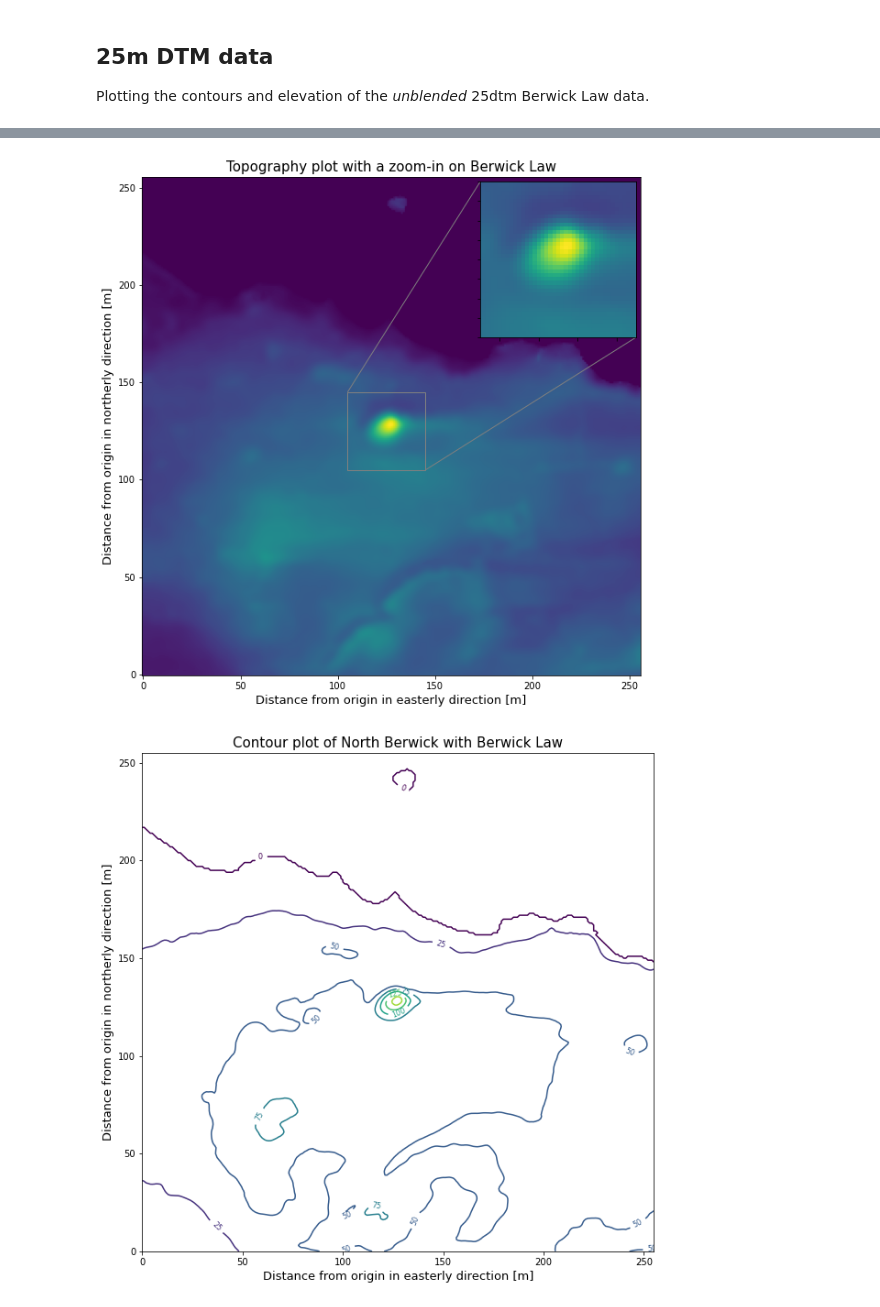
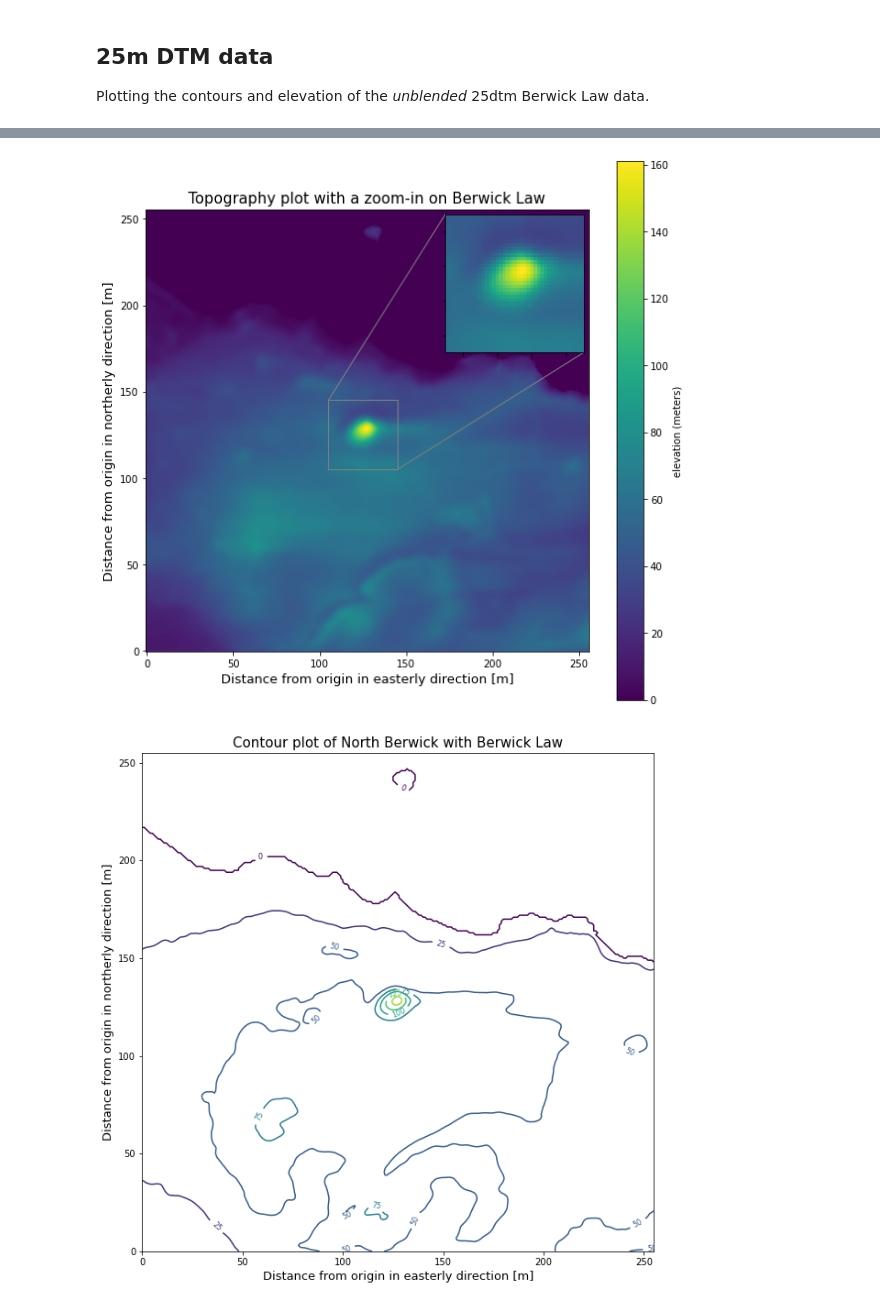
Before and after one commit to dhegedus99/MetGroupProject, a Jupyter notebook: TopographyNotebook.ipynb, the cells around one changed output, grey strips where cells are left out. Drawn from its saved outputs; the diff is of its cells as text; code cells hidden in the pictures.

```diff
--- a/TopographyNotebook.ipynb
+++ b/TopographyNotebook.ipynb
@@ -40,32 +46,34 @@ Text(0, 0.5, 'Distance from origin in northerly direction [m]')
 # %%
 ## Make a zoomed in version of the imshow plot
 from mpl_toolkits.axes_grid1.inset_locator import zoomed_inset_axes
 from mpl_toolkits.axes_grid1.inset_locator import mark_inset
 
 fig, ax = plt.subplots()
-plt.imshow(elevation, origin='lower')
+AA=plt.imshow(elevation, origin='lower')
+cbar = fig.colorbar(AA)
+cbar.ax.set_ylabel('elevation (meters)')
 extent = (105, 145, 105, 145)
 
 # Define position of the zoomed-in plot
 axins = zoomed_inset_axes(ax, 2, loc=1)
 axins.imshow(elevation)
 axins.set_xlim(105, 145)
 axins.set_ylim(105, 145)
 mark_inset(ax, axins, loc1=2, loc2=4, fc="none", ec="0.5")
 
 # Set to false, so that x and yticks are not shown
 plt.xticks(visible=False)
 plt.yticks(visible=False)
 
 # Set the title and axes labels
 ax.set_title("Topography plot with a zoom-in on Berwick Law", fontsize = 15)
 ax.set_xlabel("Distance from origin in easterly direction [m]", fontsize = 13)
 ax.set_ylabel("Distance from origin in northerly direction [m]", fontsize = 13)
 plt.draw()
 
 # this plot will be more useful if the resolution of the data is better e.g. for lidar data
 # %% [output]
-[figure, old version]
+[figure, new version]
 # %%
 # Contour plot of North Berwick and Berwick Law
 fig, ax = plt.subplots()
```
Also changed, not shown: parts of 4 cells of this notebook.
